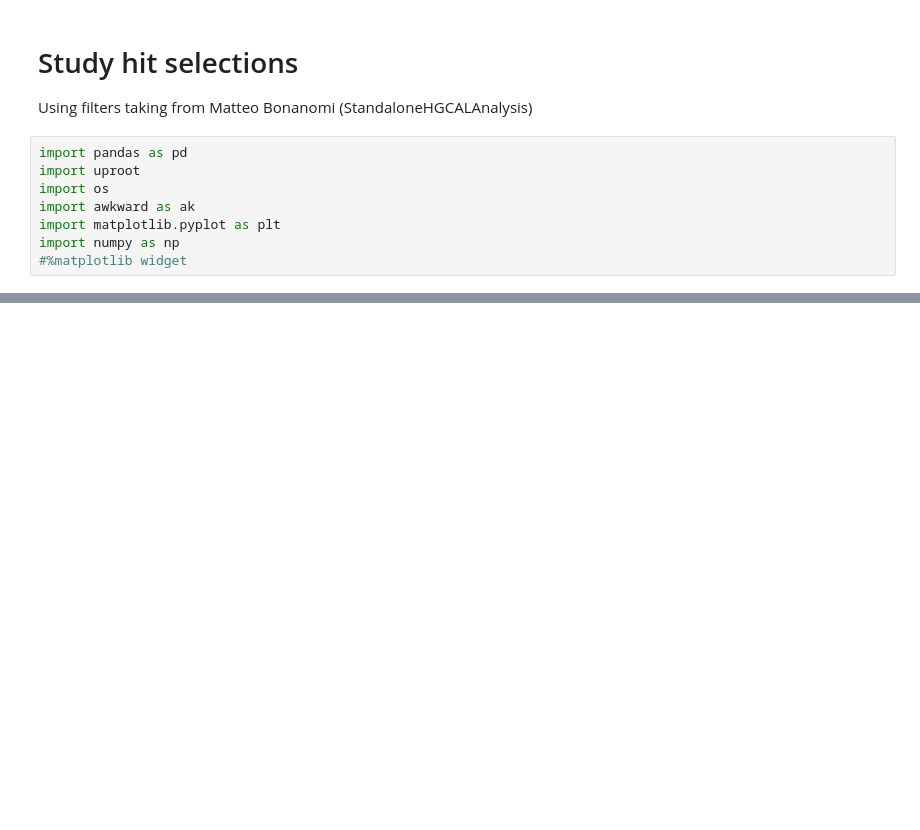
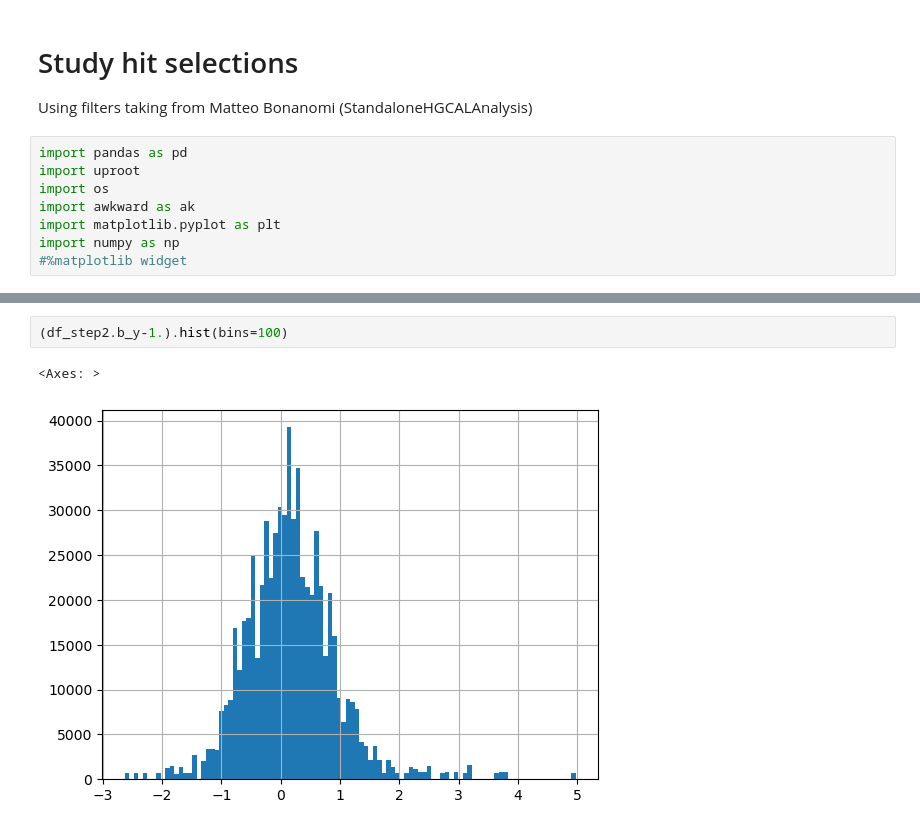
Before and after one commit to tcuisset/HgcalClue3DClusteringPlotting, a Jupyter notebook: notebooks/impact/hit-selections-study.ipynb, the cells around one changed output, grey strips where cells are left out. Saved outputs shown, nothing was run; the diff lists cells and outputs as text; blank space fills up the shorter version.

```diff
--- a/notebooks/impact/hit-selections-study.ipynb
+++ b/notebooks/impact/hit-selections-study.ipynb
@@ -55 +91,6 @@ df_selected = df_full[hit_sel]
+# %%
+(df_step2.b_y-1.).hist(bins=100)
+# %% [output]
+<Axes: >
+[figure, added]
 # %%
```
Also changed, not shown: parts of 12 cells of this notebook, 4 other files.
